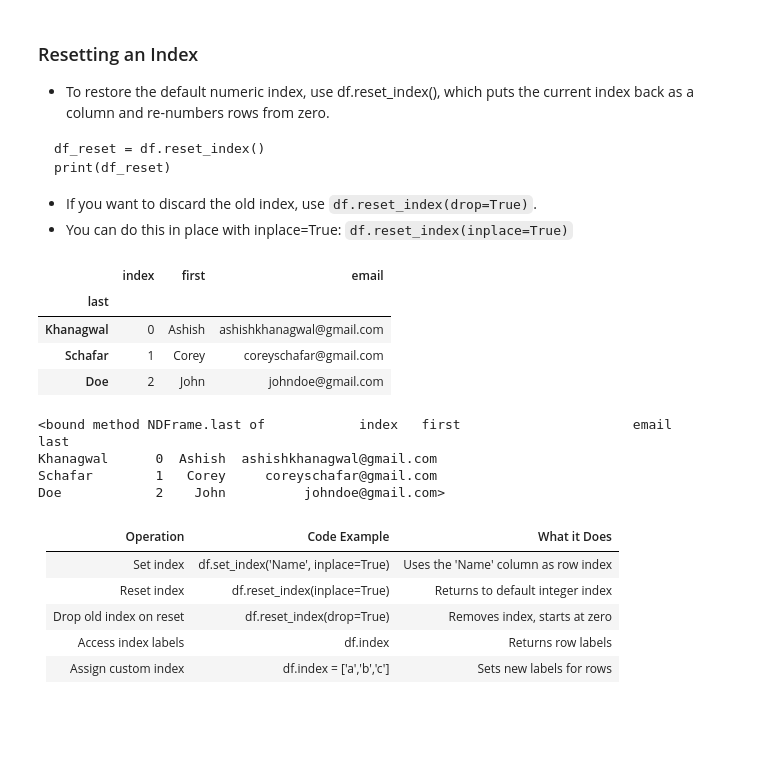
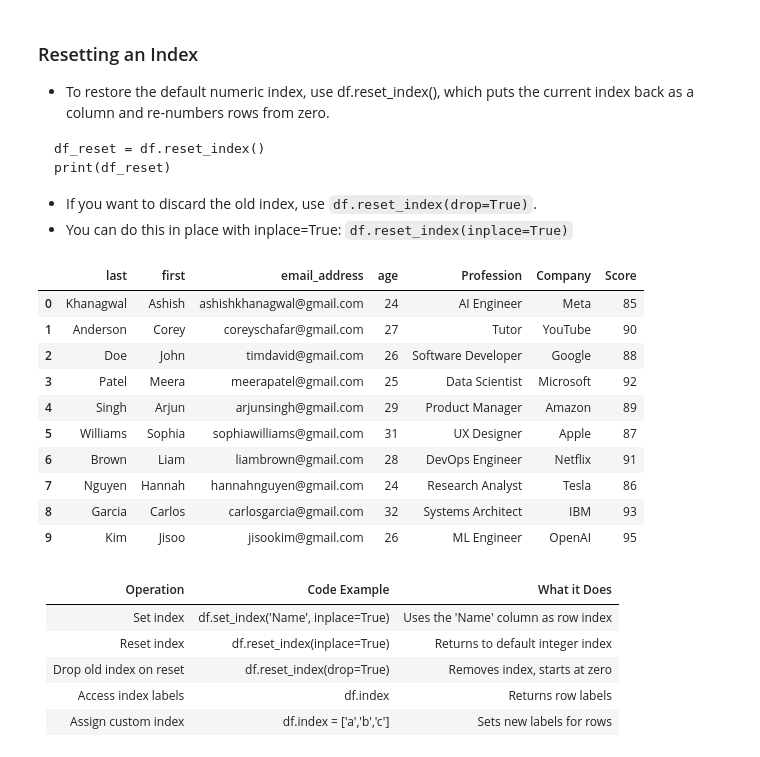
Before and after one commit to Ashish-khanagwal/Artificial-Intelligence, a Jupyter notebook: 4. Pandas/basics-2.ipynb, the cells around one changed output. Saved outputs shown, nothing was run; the diff lists cells and outputs as text; code cells hidden in the pictures; blank space fills up the shorter version.

```diff
--- a/4. Pandas/basics-2.ipynb
+++ b/4. Pandas/basics-2.ipynb
@@ -1,9 +1,36 @@
 # %%
 # Creating DataFrames using a dictionary
 people = {
-  'first' : ["Ashish", "Corey", "John"],
-  "last" : ["Khanagwal", "Schafar", "Doe"],
-  "email": ["ashishkhanagwal@gmail.com", "coreyschafar@gmail.com", "johndoe@gmail.com"]
+  "last": [
+        "Khanagwal", "Anderson", "Doe", "Patel", "Singh",
+        "Williams", "Brown", "Nguyen", "Garcia", "Kim"
+    ],
+    "first": [
+        "Ashish", "Corey", "John", "Meera", "Arjun",
+        "Sophia", "Liam", "Hannah", "Carlos", "Jisoo"
+    ],
+    "email_address": [
+        "ashishkhanagwal@gmail.com",
+        "coreyschafar@gmail.com",
+        "timdavid@gmail.com",
+        "meerapatel@gmail.com",
+        "arjunsingh@gmail.com",
+        "sophiawilliams@gmail.com",
+        "liambrown@gmail.com",
+        "hannahnguyen@gmail.com",
+        "carlosgarcia@gmail.com",
+        "jisookim@gmail.com"
+    ],
+    "age": [24, 27, 26, 25, 29, 31, 28, 24, 32, 26],
+    "Profession": [
+        "AI Engineer", "Tutor", "Software Developer", "Data Scientist", "Product Manager",
+        "UX Designer", "DevOps Engineer", "Research Analyst", "Systems Architect", "ML Engineer"
+    ],
+    "Company": [
+        "Meta", "YouTube", "Google", "Microsoft", "Amazon",
+        "Apple", "Netflix", "Tesla", "IBM", "OpenAI"
+    ],
+    "Score": [85, 90, 88, 92, 89, 87, 91, 86, 93, 95]
 }
 # %%
 import pandas as pd
@@ -120,19 +177,19 @@ print(df_reset)
 - If you want to discard the old index, use `df.reset_index(drop=True)`.
 - You can do this in place with inplace=True: `df.reset_index(inplace=True)`
 # %%
-# df.reset_index(inplace = True)
+df.reset_index(inplace = True)
 df
 # %% [output]
-|  | index | first | email |
-| last |  |  |  |
-| Khanagwal | 0 | Ashish | ashishkhanagwal@gmail.com |
-| Schafar | 1 | Corey | coreyschafar@gmail.com |
-| Doe | 2 | John | johndoe@gmail.com |
+|  | last | first | email_address | age | Profession | Company | Score |
+| 0 | Khanagwal | Ashish | ashishkhanagwal@gmail.com | 24 | AI Engineer | Meta | 85 |
+| 1 | Anderson | Corey | coreyschafar@gmail.com | 27 | Tutor | YouTube | 90 |
+| 2 | Doe | John | timdavid@gmail.com | 26 | Software Developer | Google | 88 |
+| 3 | Patel | Meera | meerapatel@gmail.com | 25 | Data Scientist | Microsoft | 92 |
+| 4 | Singh | Arjun | arjunsingh@gmail.com | 29 | Product Manager | Amazon | 89 |
+| 5 | Williams | Sophia | sophiawilliams@gmail.com | 31 | UX Designer | Apple | 87 |
+| 6 | Brown | Liam | liambrown@gmail.com | 28 | DevOps Engineer | Netflix | 91 |
+| 7 | Nguyen | Hannah | hannahnguyen@gmail.com | 24 | Research Analyst | Tesla | 86 |
+| 8 | Garcia | Carlos | carlosgarcia@gmail.com | 32 | Systems Architect | IBM | 93 |
+| 9 | Kim | Jisoo | jisookim@gmail.com | 26 | ML Engineer | OpenAI | 95 |
 # %%
-df.last
+df.set_index('first', inplace= True)
-# %% [output]
-<bound method NDFrame.last of            index   first                      email
-last
-Khanagwal      0  Ashish  ashishkhanagwal@gmail.com
-Schafar        1   Corey     coreyschafar@gmail.com
-Doe            2    John          johndoe@gmail.com>
```
Also changed, not shown: parts of 57 cells of this notebook, 2 other files.
